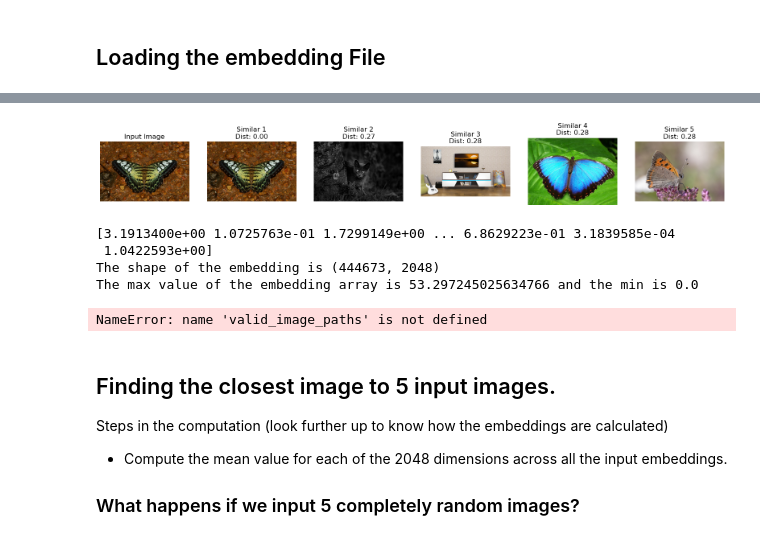
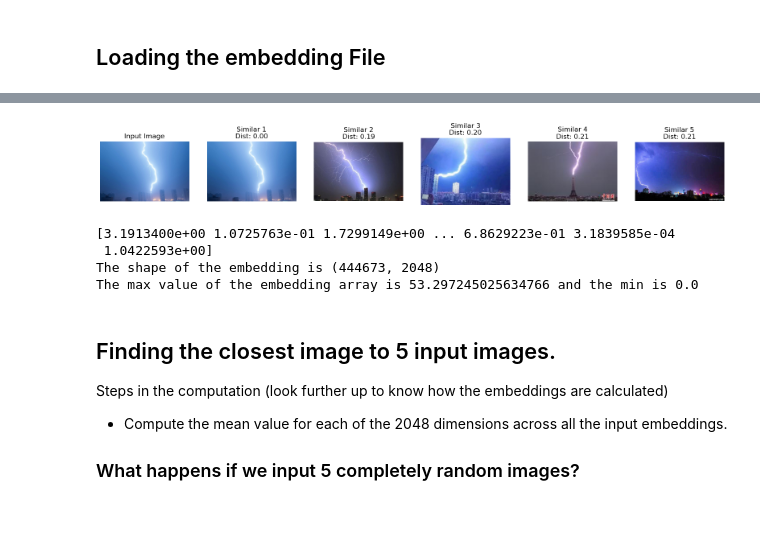
Before and after one commit to lucasthierry17/FindPicture, a Jupyter notebook: embedding_resnet_final.ipynb, the cells around one changed output, grey strips where cells are left out. Cells and saved outputs as stored; diff of their text form; code cells hidden in the pictures.

```diff
--- a/embedding_resnet_final.ipynb
+++ b/embedding_resnet_final.ipynb
@@ -169,13 +147,0 @@ def load_embeddings_and_paths(embeddings_path, image_paths_path):
-# %%
-"""
-embeddings_path = 'embeddings_all.pkl'
-image_paths_path = 'image_paths_all.pkl'
-
-if not os.path.exists(embeddings_path) or not os.path.exists(image_paths_path):
-    image_paths = get_image_paths(main_folder)
-    with ProgressBar():
-        embeddings, valid_image_paths = extract_and_store_embeddings(image_paths, model, checkpoint_dir)
-    save_embeddings_and_paths(embeddings, valid_image_paths, embeddings_path, image_paths_path)
-else:
-    embeddings, valid_image_paths = load_embeddings_and_paths(embeddings_path, image_paths_path)
-"""
@@ -233,10 +203,9 @@ def find_similar_images(input_img_path, model, embeddings, image_paths, top_n=5)
     distances, indices = nbrs.kneighbors([input_embedding])
 
     # Normalize the distances using the global min and max distances across the entire dataset
-    global_min_distance = np.min(distances)
     global_max_distance = np.max(distances)
 
-    normalized_distances = (distances - global_min_distance) / (global_max_distance - global_min_distance)
+    normalized_distances = distances / global_max_distance
 
     # Retrieve the most similar images with normalized distances
     similar_images = [(image_paths[idx], normalized_distances[0][i]) for i, idx in enumerate(indices[0][:top_n])]
@@ -244,17 +213,13 @@ def find_similar_images(input_img_path, model, embeddings, image_paths, top_n=5)
     return similar_images
 # %%
 # set paths and find
-input_img_path = "images/0183.png"
-similar_images = find_similar_images(input_img_path, model, embeddings, database_image_paths, top_n=5)
-
+input_img_path = "images/1839.jpg"
+similar_images = find_similar_images(input_img_path, model, embeddings, valid_image_paths, top_n=5)
 top_5_paths = []
-#top_5_paths.append(input_img_path)
 # Display similar images
 for img_path, similarity in similar_images:
-    #print(f"Image: {img_path}, Similarity: {similarity:.2f}")
     top_5_paths.append(img_path)
 print(top_5_paths)
 # Display the images
 functions.display_images(input_img_path, similar_images)
-# Display similar images
 # %% [output]
@@ -263 +228 @@ functions.display_images(input_img_path, similar_images)
-[figure, old version]
+[figure, new version]
@@ -268,14 +230,11 @@ functions.display_images(input_img_path, similar_images)
 print(embeddings[1])
 print(f"The shape of the embedding is {embeddings.shape}")
 print(f"The max value of the embedding array is {np.max(embeddings)} and the min is {np.min(embeddings)}")
-print(f"There are {len(valid_image_paths)} image paths")
-assert(len(valid_image_paths) == embeddings.shape[0])
 # %% [output]
 [3.1913400e+00 1.0725763e-01 1.7299149e+00 ... 6.8629223e-01 3.1839585e-04
  1.0422593e+00]
 The shape of the embedding is (444673, 2048)
 The max value of the embedding array is 53.297245025634766 and the min is 0.0
-NameError: name 'valid_image_paths' is not defined
 # %% [markdown]
 ## Finding the closest image to 5 input images.
 
```
Also changed, not shown: parts of 10 cells of this notebook, 37 other files.
